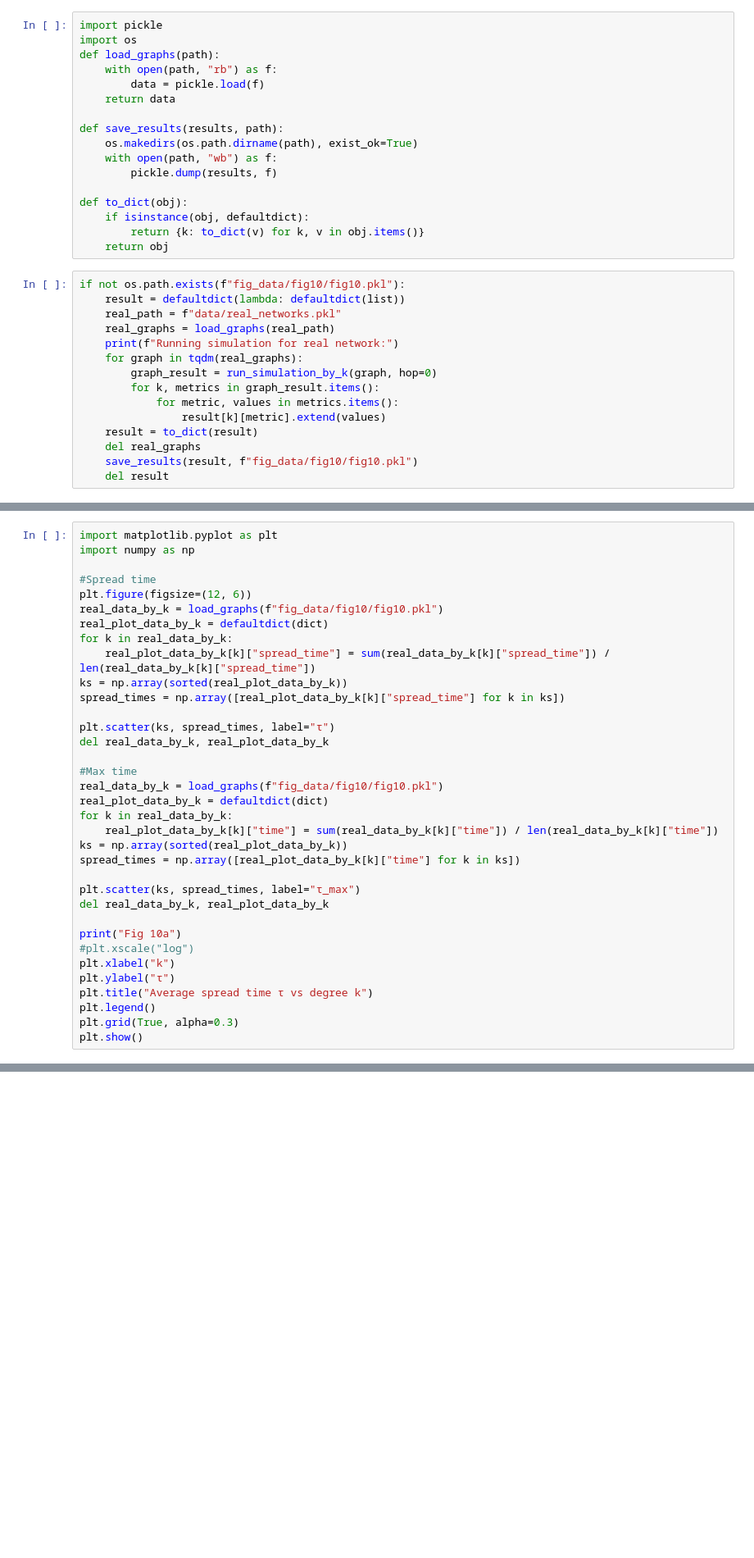
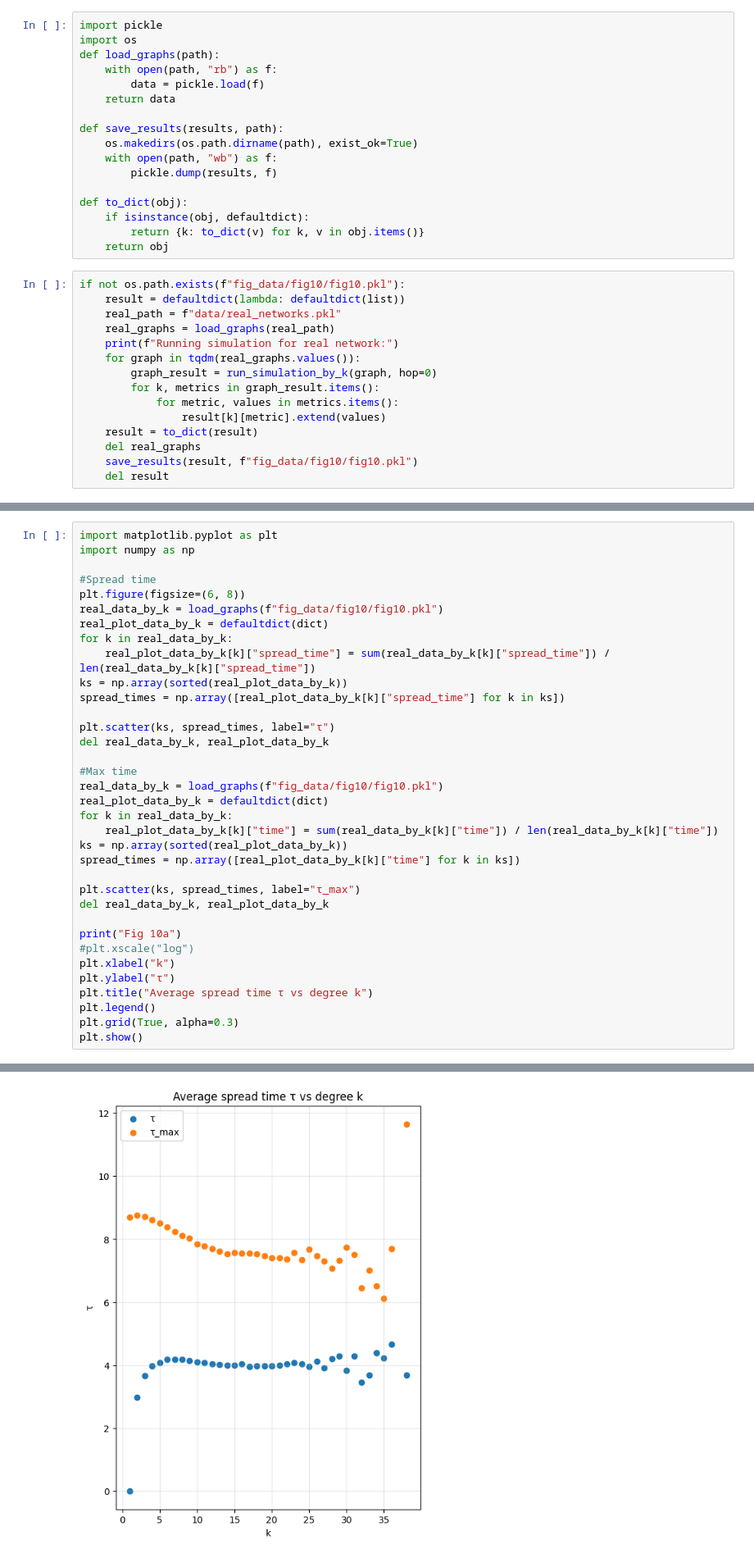
Before and after one commit to DoDoanHoangDu/GossipSpreadSimulation, a Jupyter notebook: simulation_fig10.ipynb, the cells around one changed output, grey strips where cells are left out. Shown at 82% size. Saved outputs shown, nothing was run; the diff lists cells and outputs as text; blank space fills up the shorter version.

```diff
--- a/simulation_fig10.ipynb
+++ b/simulation_fig10.ipynb
@@ -92,7 +92,7 @@ if not os.path.exists(f"fig_data/fig10/fig10.pkl"):
     real_path = f"data/real_networks.pkl"
     real_graphs = load_graphs(real_path)
     print(f"Running simulation for real network:")
-    for graph in tqdm(real_graphs):
+    for graph in tqdm(real_graphs.values()):
         graph_result = run_simulation_by_k(graph, hop=0)
         for k, metrics in graph_result.items():
             for metric, values in metrics.items():
@@ -106,7 +108,7 @@ import matplotlib.pyplot as plt
 import numpy as np
 
 #Spread time
-plt.figure(figsize=(12, 6))
+plt.figure(figsize=(6, 8))
 real_data_by_k = load_graphs(f"fig_data/fig10/fig10.pkl")
 real_plot_data_by_k = defaultdict(dict)
 for k in real_data_by_k:
@@ -136,3 +138,4 @@ plt.title("Average spread time τ vs degree k")
 plt.legend()
 plt.grid(True, alpha=0.3)
 plt.show()
+# %% [output]
@@ -139,3 +143,4 @@ plt.show()
+[figure, added]
 # %%
 #Spread factor
 plt.figure(figsize=(12, 6))
```
Also changed, not shown: parts of 3 cells of this notebook, 4 other files.
